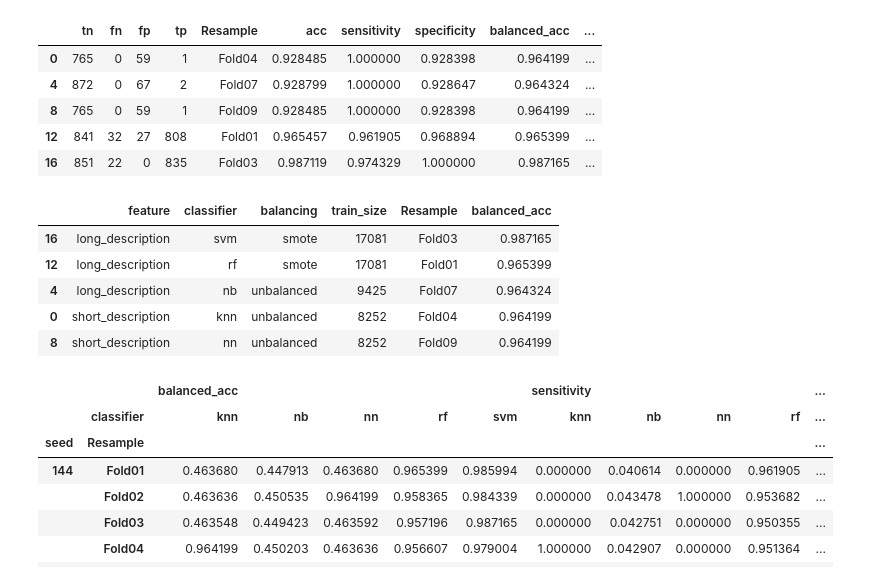
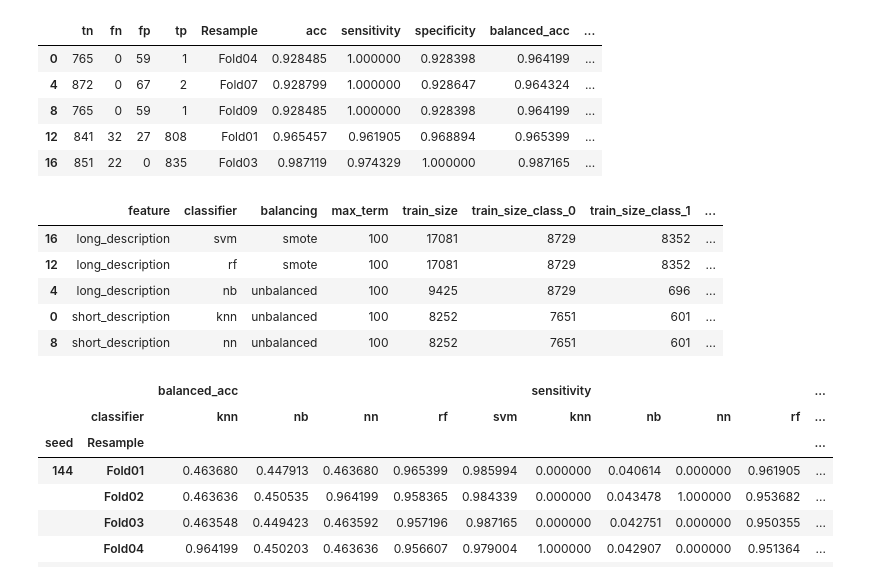
Before and after one commit to gomesluiz/long-lived-bug-predictor, a Jupyter notebook: notebooks/20200831_long_lived_prediction_rq4_data_analysis.ipynb, the cells around one changed output. Cells and saved outputs as stored; diff of their text form; code cells hidden in the pictures.

```diff
--- a/notebooks/20200831_long_lived_prediction_rq4_data_analysis.ipynb
+++ b/notebooks/20200831_long_lived_prediction_rq4_data_analysis.ipynb
@@ -79,7 +79,7 @@ Every bug which its report have indicated that the number of days to resolve is
 # %% [markdown]
 ### Best Balanced Accuracy Scores
 # %%
-eclipse_results = pd.read_csv("../output/data/20200813_r3_1a_predict_long_lived_bug_results_final.csv",  sep=",")
+eclipse_results = pd.read_csv("../output/data/20200813_r4_1a_predict_long_lived_bug_results_final.csv",  sep=",")
 eclipse_best_results_by_classifier = eclipse_results.sort_values('balanced_acc', ascending=False).head()
 eclipse_best_results_by_classifier = eclipse_results.groupby(["classifier"]).apply(lambda x: x.sort_values(["balanced_acc"], ascending = False)).reset_index(drop=True)
 s = eclipse_best_results_by_classifier.groupby('classifier').head(1)
@@ -92,17 +92,17 @@ display(s)
 | 12 | 841 | 32 | 27 | 808 | Fold01 | 0.965457 | 0.961905 | 0.968894 | 0.965399 | ... |
 | 16 | 851 | 22 | 0 | 835 | Fold03 | 0.987119 | 0.974329 | 1.000000 | 0.987165 | ... |
 # %%
-s = s[['feature', 'classifier', 'balancing',  'train_size', 'Resample', 'balanced_acc',]]
+s = s[['feature', 'classifier', 'balancing', 'max_term', 'train_size', 'train_size_class_0', 'train_size_class_1','Resample', 'balanced_acc',]]
 s = s.sort_values(by=['balanced_acc'], ascending=False)
 s.to_latex('/tmp/tabela_resultados_rq41.tex', index=False)
 display(s)
 # %% [output]
-|  | feature | classifier | balancing | train_size | Resample | balanced_acc |
-| 16 | long_description | svm | smote | 17081 | Fold03 | 0.987165 |
-| 12 | long_description | rf | smote | 17081 | Fold01 | 0.965399 |
-| 4 | long_description | nb | unbalanced | 9425 | Fold07 | 0.964324 |
-| 0 | short_description | knn | unbalanced | 8252 | Fold04 | 0.964199 |
-| 8 | short_description | nn | unbalanced | 8252 | Fold09 | 0.964199 |
+|  | feature | classifier | balancing | max_term | train_size | train_size_class_0 | train_size_class_1 | ... |
+| 16 | long_description | svm | smote | 100 | 17081 | 8729 | 8352 | ... |
+| 12 | long_description | rf | smote | 100 | 17081 | 8729 | 8352 | ... |
+| 4 | long_description | nb | unbalanced | 100 | 9425 | 8729 | 696 | ... |
+| 0 | short_description | knn | unbalanced | 100 | 8252 | 7651 | 601 | ... |
+| 8 | short_description | nn | unbalanced | 100 | 8252 | 7651 | 601 | ... |
 # %%
 eclipse_results_by_fold = pd.read_csv("../output/data/20200813_r3_1b_predict_long_lived_bug_results_final.csv",  sep=",")
 # %%
```
Also changed, not shown: 2 other files.
